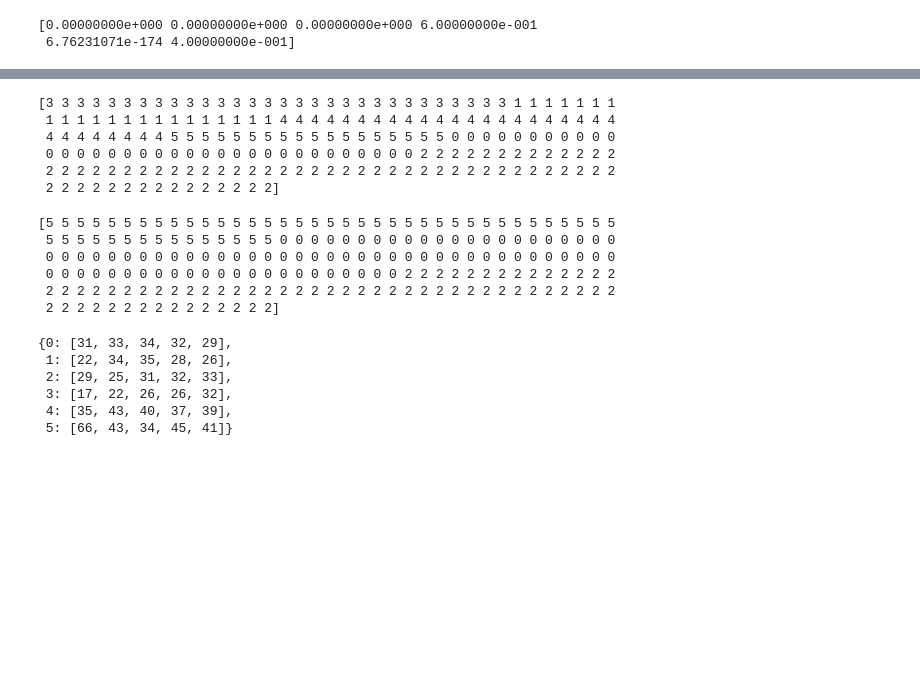
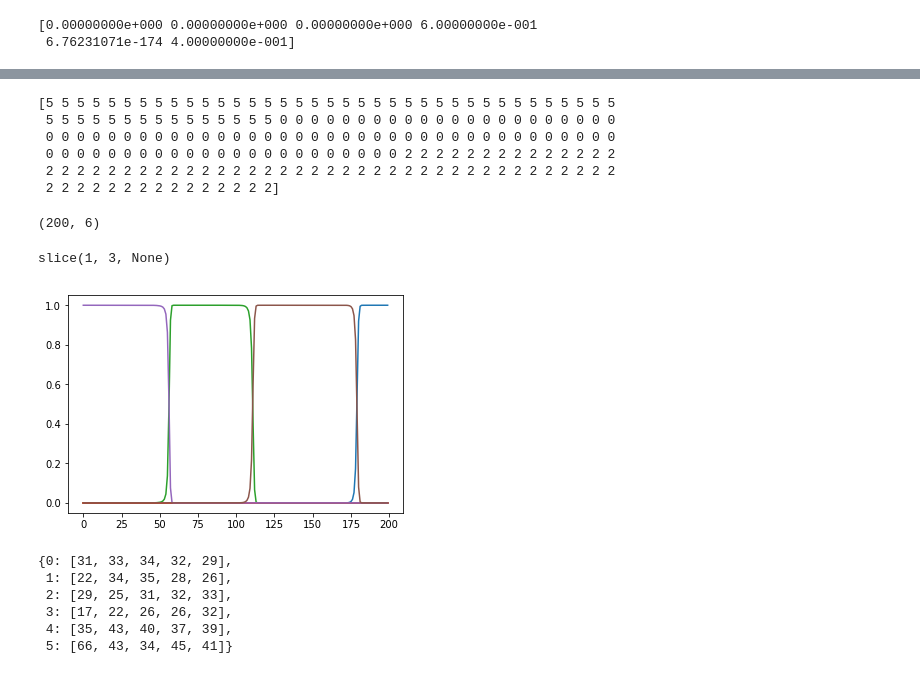
Before and after one commit to fabienjammes/ee613-python, a Jupyter notebook: python notebooks/HMM.ipynb, the cells around one changed output, grey strips where cells are left out. Cells and saved outputs as stored; diff of their text form; code cells hidden in the pictures; blank space fills up the shorter version.

```diff
--- a/python notebooks/HMM.ipynb
+++ b/python notebooks/HMM.ipynb
@@ -110,13 +107,3 @@ plt.legend()
-# %%
-opt_seq = hmm.viterbi(hmm.xs[0])
-print opt_seq
-# %% [output]
-[3 3 3 3 3 3 3 3 3 3 3 3 3 3 3 3 3 3 3 3 3 3 3 3 3 3 3 3 3 3 1 1 1 1 1 1 1
- 1 1 1 1 1 1 1 1 1 1 1 1 1 1 1 4 4 4 4 4 4 4 4 4 4 4 4 4 4 4 4 4 4 4 4 4 4
- 4 4 4 4 4 4 4 4 5 5 5 5 5 5 5 5 5 5 5 5 5 5 5 5 5 5 0 0 0 0 0 0 0 0 0 0 0
- 0 0 0 0 0 0 0 0 0 0 0 0 0 0 0 0 0 0 0 0 0 0 0 0 2 2 2 2 2 2 2 2 2 2 2 2 2
- 2 2 2 2 2 2 2 2 2 2 2 2 2 2 2 2 2 2 2 2 2 2 2 2 2 2 2 2 2 2 2 2 2 2 2 2 2
- 2 2 2 2 2 2 2 2 2 2 2 2 2 2 2]
 # %%
 opt_seq = hmm.viterbi(hmm.xs[2])
 print opt_seq
@@ -127,6 +114,19 @@ print opt_seq
  0 0 0 0 0 0 0 0 0 0 0 0 0 0 0 0 0 0 0 0 0 0 0 2 2 2 2 2 2 2 2 2 2 2 2 2 2
  2 2 2 2 2 2 2 2 2 2 2 2 2 2 2 2 2 2 2 2 2 2 2 2 2 2 2 2 2 2 2 2 2 2 2 2 2
  2 2 2 2 2 2 2 2 2 2 2 2 2 2 2]
+# %%
+hmm.alphas[0].shape
+# %% [output]
+(200, 6)
+# %%
+slice(1,3)
+# %% [output]
+slice(1, 3, None)
+# %%
+for i in range(hmm.K):
+    plt.plot(hmm.alphas[4][:,i])
+# %% [output]
+[figure, added]
 # %%
 realmin = np.finfo(np.double).tiny
 realmax = np.finfo(np.double).max
```
Also changed, not shown: parts of 4 cells of this notebook, 1 other file.
